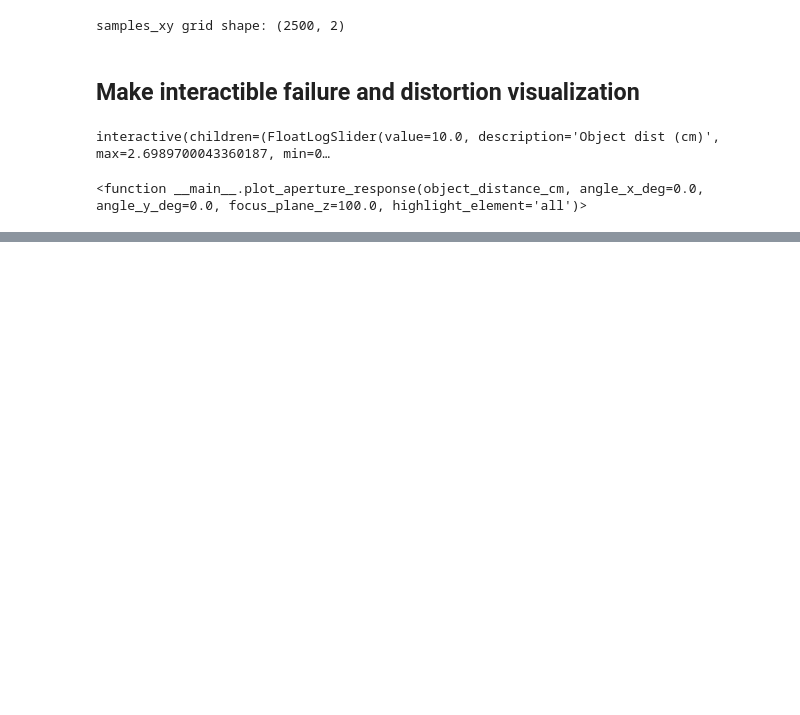
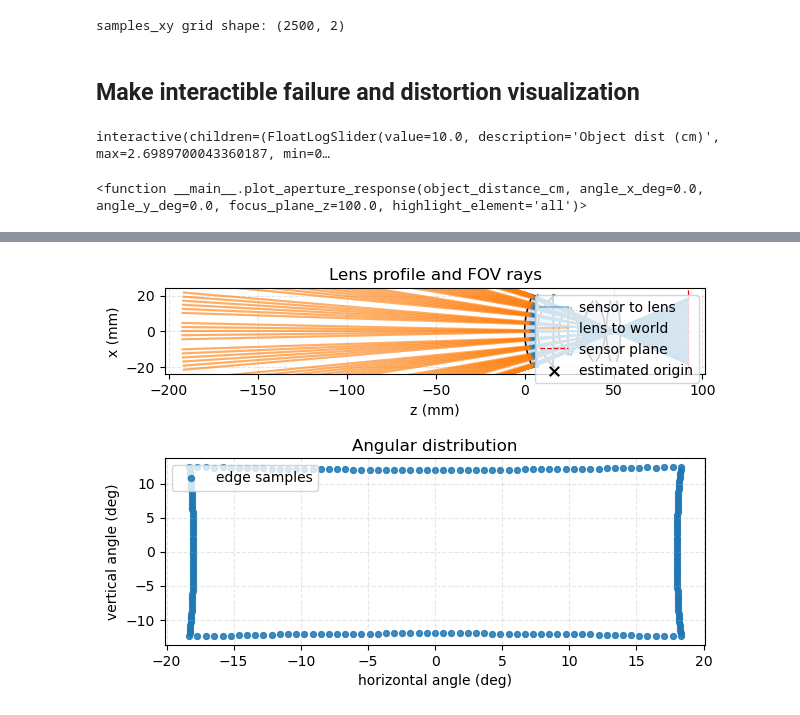
Before and after one commit to chrylt/Spatially-Varying-Bokeh, a Jupyter notebook: bokehConfig/focal_length.ipynb, the cells around one changed output, grey strips where cells are left out. Drawn from its saved outputs; the diff is of its cells as text; code cells hidden in the pictures; blank space fills up the shorter version.

```diff
--- a/bokehConfig/focal_length.ipynb
+++ b/bokehConfig/focal_length.ipynb
@@ -1424,0 +1982,4 @@ angleX= 40.0°, element= 7, center=( 38.574,   0.000), radius= 14.940± 0.015, s
+# %%
+plot_field_of_view(sensor_fov_result)
+# %% [output]
+[figure, added]
```
Also changed, not shown: parts of 10 cells of this notebook, 12 other files.
